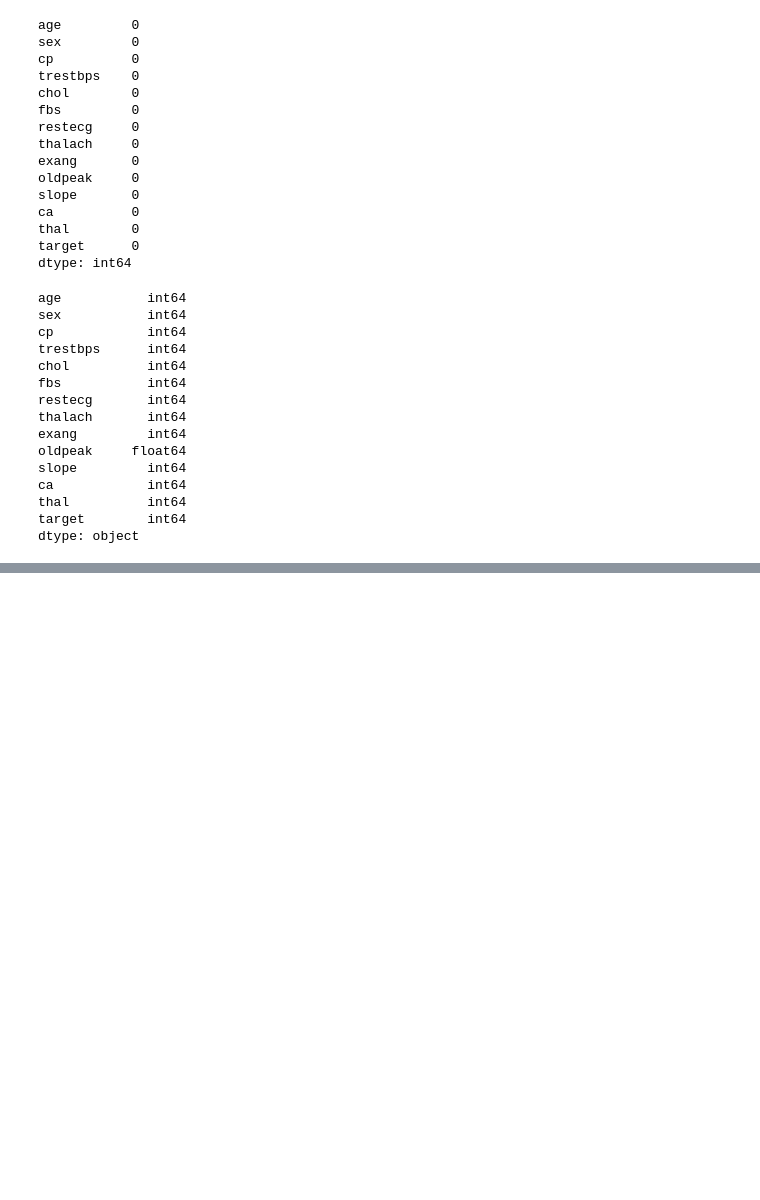
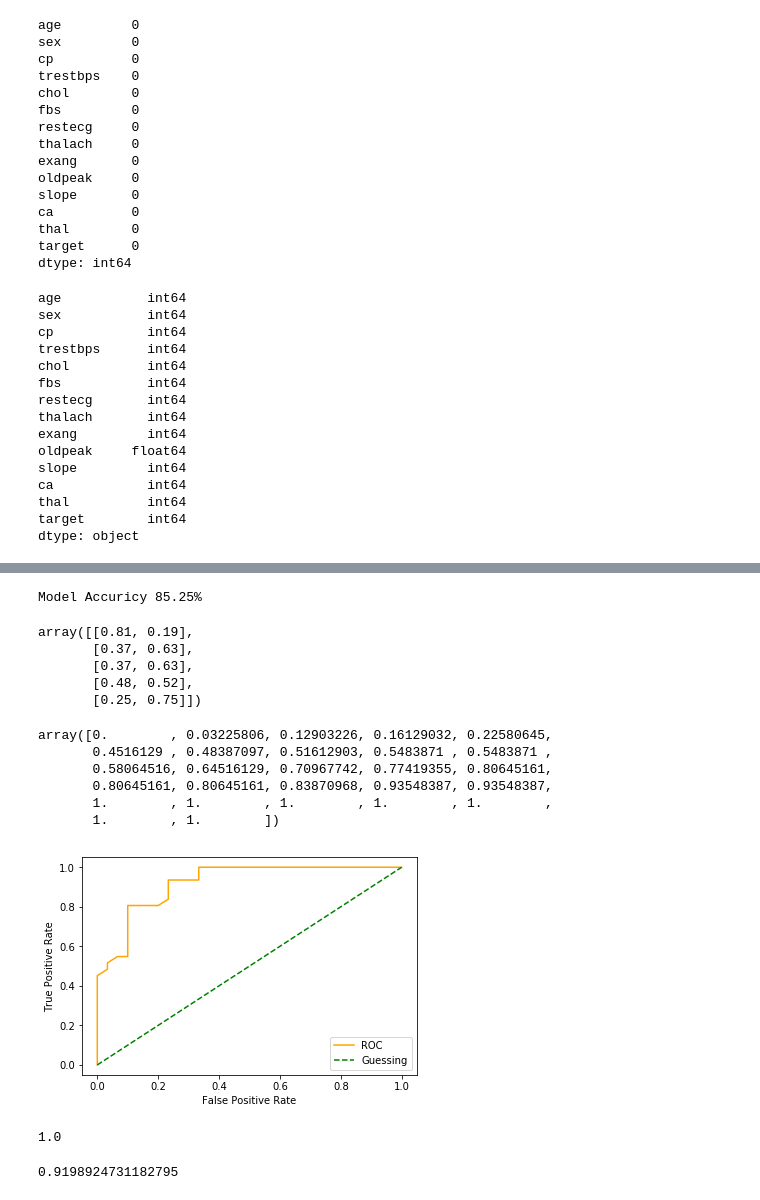
Before and after one commit to hadiuzzaman524/Machine-Learning, a Jupyter notebook: exercises 1.ipynb, the cells around one changed output, grey strips where cells are left out. Cells and saved outputs as stored; diff of their text form; code cells hidden in the pictures; blank space fills up the shorter version.

Commit message:
learn about roc_curve

```diff
--- a/exercises 1.ipynb
+++ b/exercises 1.ipynb
@@ -237,0 +238,55 @@ np.mean(cval), clf.score(x_test,y_test)
+# %%
+
+print(f"Model Accuricy {clf.score(x_test,y_test)*100:.2f}%");
+# %% [output]
+Model Accuricy 85.25%
+# %%
+clf.predict_proba(x_test[:5])
+# %% [output]
+array([[0.81, 0.19],
+       [0.37, 0.63],
+       [0.37, 0.63],
+       [0.48, 0.52],
+       [0.25, 0.75]])
+# %%
+from sklearn.metrics import roc_curve
+
+y_probs=clf.predict_proba(x_test)
+y_probs=y_probs[:, 1]
+y_probs
+
+fpr,tpr,thresholds=roc_curve(y_test,y_probs)
+# %% [output]
+array([0.        , 0.03225806, 0.12903226, 0.16129032, 0.22580645,
+       0.4516129 , 0.48387097, 0.51612903, 0.5483871 , 0.5483871 ,
+       0.58064516, 0.64516129, 0.70967742, 0.77419355, 0.80645161,
+       0.80645161, 0.80645161, 0.83870968, 0.93548387, 0.93548387,
+       1.        , 1.        , 1.        , 1.        , 1.        ,
+       1.        , 1.        ])
+# %%
+def plot_roc_curve(fpr,tpr):
+    """
+    Plots a Roc Curve
+    take 2 parameter true positive rate tpr, and false positive
+    rate fpr
+    """
+
+    plt.plot(fpr,tpr,color='orange',label="ROC")
+    plt.plot([0,1],[0,1],color='green',linestyle='--',label='Guessing')
+    plt.xlabel('False Positive Rate')
+    plt.ylabel('True Positive Rate')
+    plt.legend()
+    plt.show()
+# %%
+plot_roc_curve(fpr,tpr)
+# %% [output]
+[figure, added]
+# %%
+from sklearn.metrics import roc_auc_score
+roc_auc_score(y_test,y_test)
+# %% [output]
+1.0
+# %%
+roc_auc_score(y_test,y_probs)
+# %% [output]
+0.9198924731182795
```
Also changed, not shown: parts of 7 cells of this notebook.
